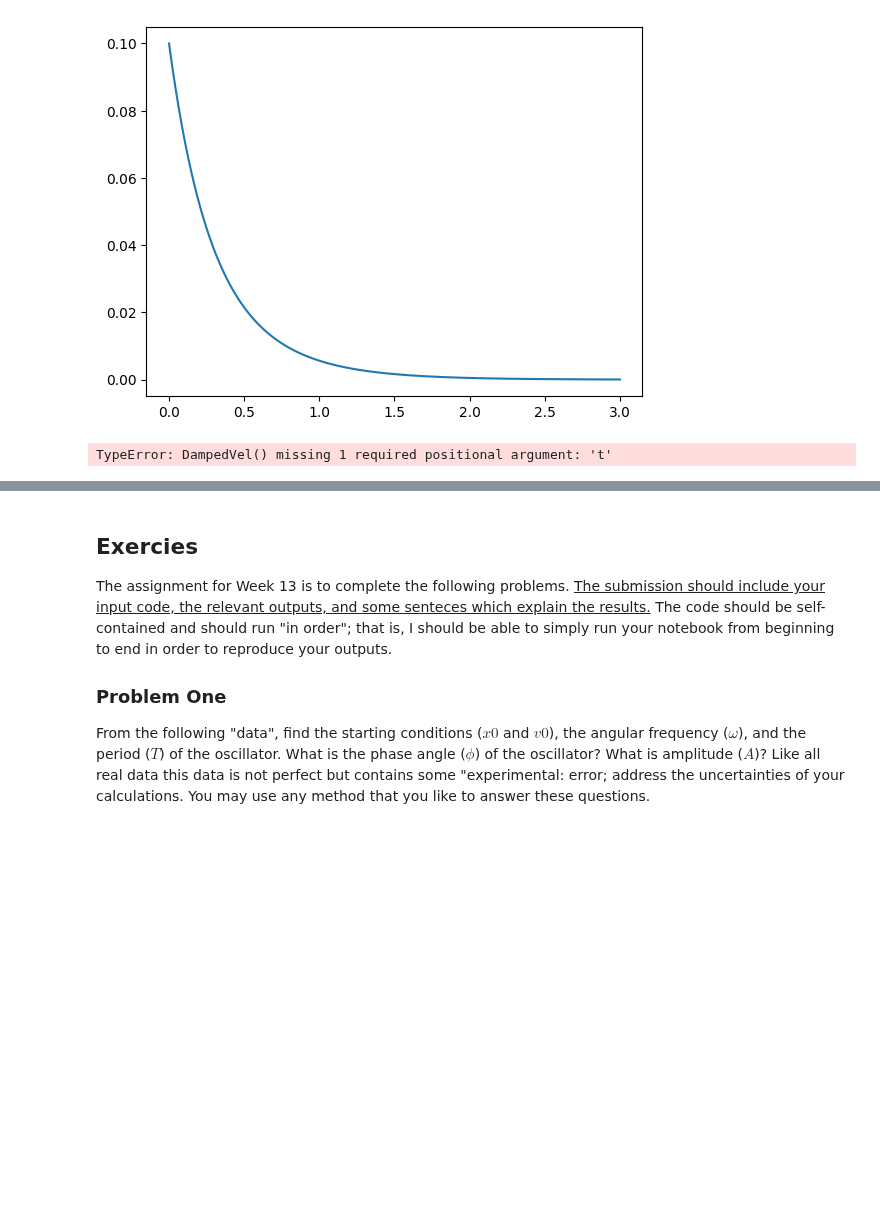
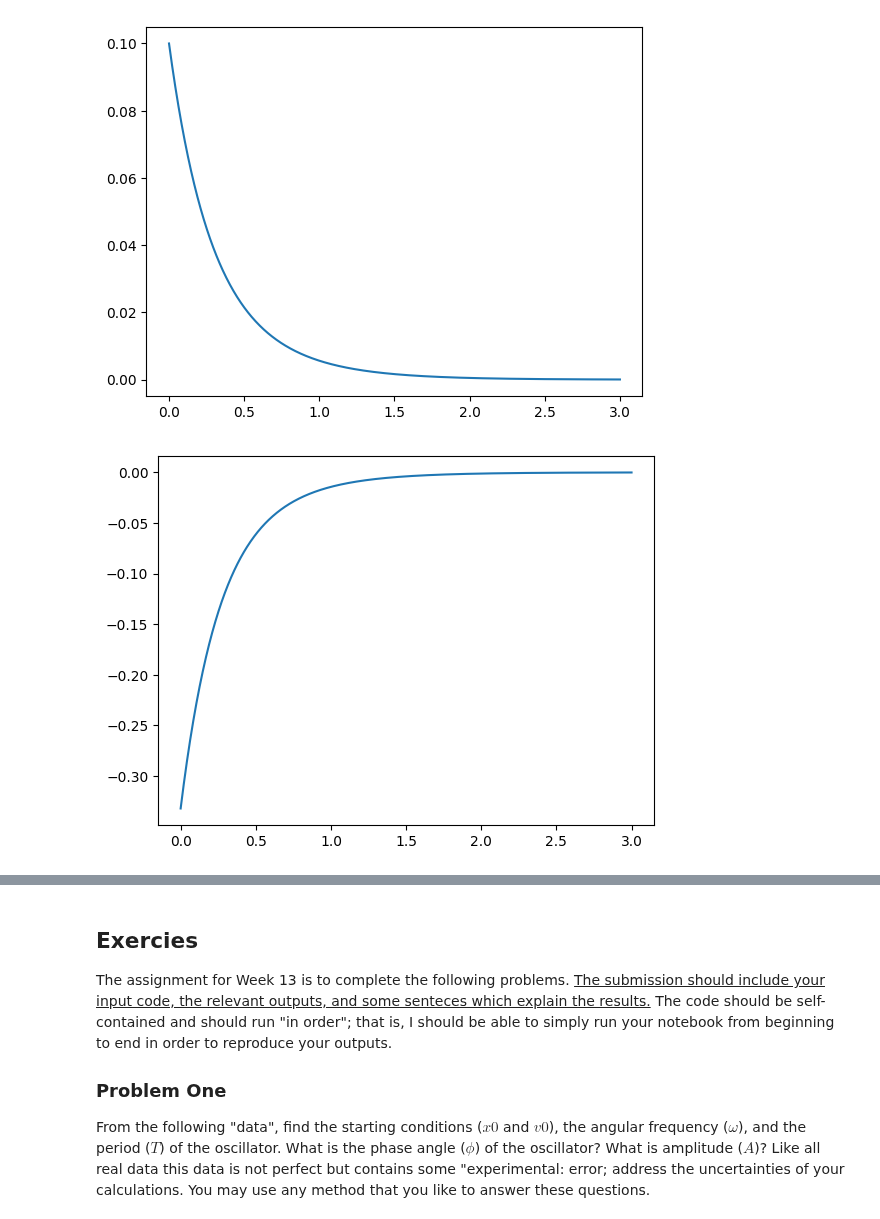
Before and after one commit to brinerk/LabsCapstone, a Jupyter notebook: Lab13/Lab13.ipynb, the cells around one changed output, grey strips where cells are left out. Drawn from its saved outputs; the diff is of its cells as text; code cells hidden in the pictures; blank space fills up the shorter version.

```diff
--- a/Lab13/Lab13.ipynb
+++ b/Lab13/Lab13.ipynb
@@ -510,11 +507,11 @@ plt.show()
 # %% [output]
 [figure]
 # %%
-overVelEval = [DampedVel(0.1, 1, sym.sqrt(1/0.1), 0, 2.1*sym.sqrt(1/0.1), 0, 0.1).subs(t,i) for i in x]
+overVelEval = [DampedVel(0.1, 1, sym.sqrt(1/0.1), 0, 2.1*sym.sqrt(1/0.1), 0, 0.1, t).subs(t,i) for i in x]
 plt.plot(x,overVelEval)
 plt.show()
 # %% [output]
-TypeError: DampedVel() missing 1 required positional argument: 't'
+[figure, added]
 # %%
 plt.plot(overVelEval, overEval)
 plt.show()
```
Also changed, not shown: parts of 2 cells of this notebook.
